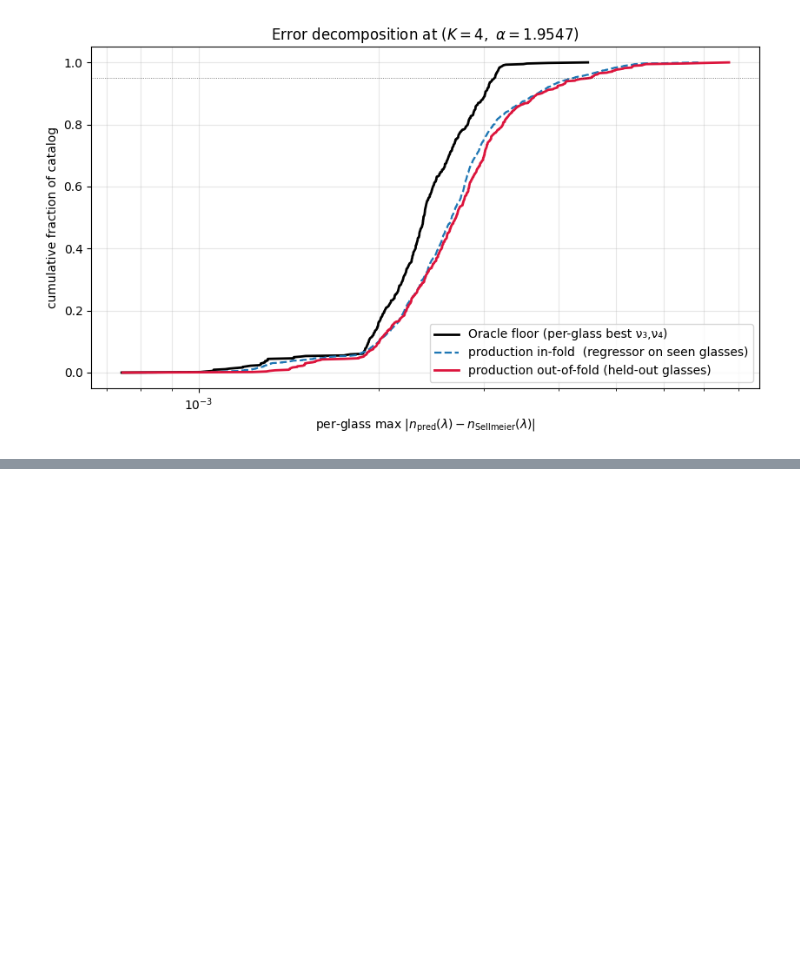
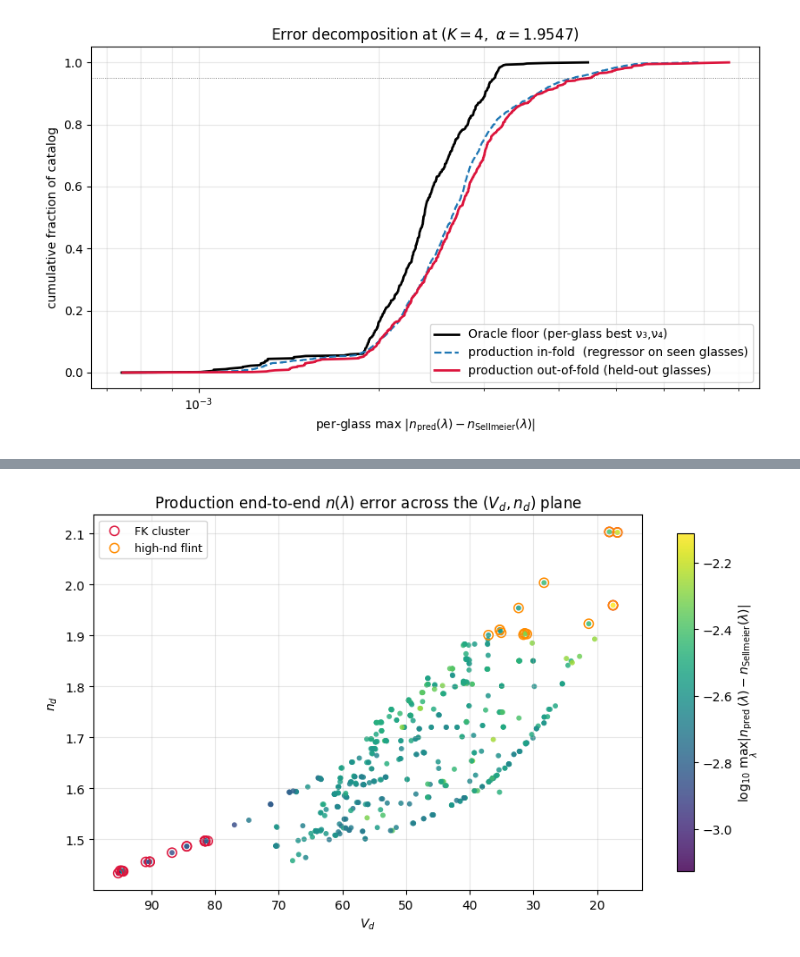
Before and after one commit to Leyangf/dispersion-lab, a Jupyter notebook: notebooks/01_model_glass_buchdahl.ipynb, the cells around one changed output, grey strips where cells are left out. Drawn from its saved outputs; the diff is of its cells as text; code cells hidden in the pictures; blank space fills up the shorter version.

```diff
--- a/notebooks/01_model_glass_buchdahl.ipynb
+++ b/notebooks/01_model_glass_buchdahl.ipynb
@@ -1109,0 +1282,99 @@ two improvement axes to downstream notebooks.
+# %%
+# Plot 7 — end-to-end reconstruction error across the design space.
+# Colour = log10( per-glass max |n_pred − n_Sellmeier| ) on the
+# 17-wavelength truth grid, out-of-fold from cluster CV (one error per
+# glass, aligned with catalog index — test_b_cv's out_nerr is in fold
+# concatenation order so we redo the CV here to keep per-glass alignment).
+from sklearn.cluster import DBSCAN as _DBSCAN
+from sklearn.preprocessing import StandardScaler as _StdScaler
+
+N = len(catalog["nd"])
+err_per_glass = np.full(N, np.nan)
+Xs = _StdScaler().fit_transform(
+    np.column_stack([catalog["nd"], catalog["vd"], catalog["dPgF"]])
+)
+_cid = _DBSCAN(eps=0.15, min_samples=2).fit(Xs).labels_.copy()
+_nxt = _cid.max() + 1
+for _i, _c in enumerate(_cid):
+    if _c == -1:
+        _cid[_i] = _nxt
+        _nxt += 1
+_rng = np.random.default_rng(0)
+_folds = np.array_split(_rng.permutation(np.unique(_cid)), 5)
+
+for _fk in range(5):
+    _test_set = set(_folds[_fk].tolist())
+    _test_mask = np.array([c in _test_set for c in _cid])
+    _train_mask = ~_test_mask
+    _A, *_ = np.linalg.lstsq(Phi_all[_train_mask], nu_high_oracle[_train_mask], rcond=None)
+    _pred_high = Phi_all[_test_mask] @ _A
+    _nd_s = catalog["nd"][_test_mask]
+    _vd_s = catalog["vd"][_test_mask]
+    _dPgF_s = catalog["dPgF"][_test_mask]
+    _dn_FC = (_nd_s - 1.0) / _vd_s
+    from dispersionlab.buchdahl import SCHOTT_NORMAL_A as _SA, SCHOTT_NORMAL_B as _SB
+    _PgF = _SA - _SB * _vd_s + _dPgF_s
+    _dn_gF = _PgF * _dn_FC
+    _, _, _M_INV, _B_COUP = build_anchor_matrices(alpha_prod, K_prod)
+    _a_vec = _M_INV @ np.stack([_dn_FC, _dn_gF])
+    _delta = _B_COUP @ _pred_high.T
+    _nu1, _nu2 = _a_vec[0] - _delta[0], _a_vec[1] - _delta[1]
+    _n_pred = (_nd_s[:, None]
+               + _nu1[:, None] * omega_prod[None, :]
+               + _nu2[:, None] * omega_prod[None, :] ** 2)
+    for _kk in range(3, K_prod + 1):
+        _j = _kk - 3
+        _n_pred = _n_pred + _pred_high[:, _j:_j+1] * omega_prod[None, :] ** _kk
+    err_per_glass[_test_mask] = np.abs(
+        _n_pred - catalog["n_truth"][_test_mask]
+    ).max(axis=1)
+
+assert not np.any(np.isnan(err_per_glass)), "some glasses never appeared in test folds"
+err = err_per_glass
+log_err = np.log10(err)
+
+fig, ax = plt.subplots(figsize=(8.5, 5.2))
+sc = ax.scatter(
+    catalog["vd"], catalog["nd"],
+    c=log_err, cmap="viridis",
+    s=18, alpha=0.85, edgecolors="none",
+)
+cb = plt.colorbar(sc, ax=ax, shrink=0.9)
+cb.set_label(r"$\log_{10}\,\max_\lambda |n_{\rm pred}(\lambda) - n_{\rm Sellmeier}(\lambda)|$")
+
+# Overlay guides for Part 6.2's two extrapolative corners
+fk_mask    = catalog["dPgF"] > 0.03
+flint_mask = catalog["nd"]   > 1.9
+ax.scatter(catalog["vd"][fk_mask], catalog["nd"][fk_mask],
+           s=55, facecolors="none", edgecolors="crimson", lw=1.1,
+           label="FK cluster")
+ax.scatter(catalog["vd"][flint_mask], catalog["nd"][flint_mask],
+           s=55, facecolors="none", edgecolors="darkorange", lw=1.1,
+           label="high-nd flint")
+
+ax.set_xlabel(r"$V_d$")
+ax.set_ylabel(r"$n_d$")
+ax.invert_xaxis()
+ax.set_title(r"Production end-to-end $n(\lambda)$ error across the $(V_d, n_d)$ plane")
+ax.legend(loc="upper left", fontsize=9)
+ax.grid(alpha=0.3)
+plt.tight_layout()
+plt.show()
+
+# Quantify corner vs interior — median / p95 / max
+central = ~(fk_mask | flint_mask)
+print(f"per-glass max |Δn|   {'median':>10} {'p95':>10} {'max':>10}")
+for lbl, m in [
+    ("overall",          np.ones_like(fk_mask)),
+    ("central interior", central),
+    ("FK cluster",       fk_mask),
+    ("high-nd flint",    flint_mask),
+]:
+    e = err[m]
+    if len(e) == 0:
+        continue
+    print(f"  {lbl:<18} "
+          f"n={m.sum():>3d}  "
+          f"{np.median(e):.2e} {np.percentile(e, 95):.2e} {np.max(e):.2e}")
+# %% [output]
+[figure, added]
```
Also changed, not shown: parts of 24 cells of this notebook, 23 other files.
